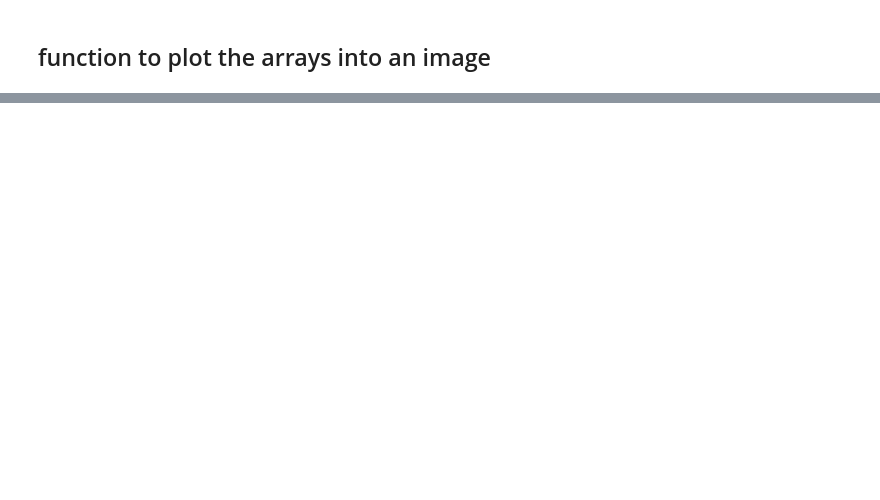
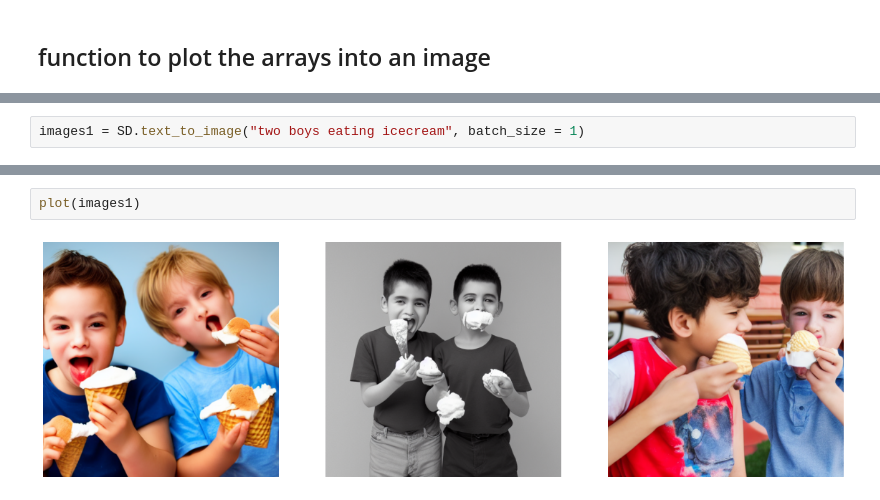
Before and after one commit to rishidwd29/Text_To_Image_Stable_Diffusion, a Jupyter notebook: TextToImage_stable_diffusion.ipynb, the cells around one changed output, grey strips where cells are left out. Drawn from its saved outputs; the diff is of its cells as text; blank space fills up the shorter version.

```diff
--- a/TextToImage_stable_diffusion.ipynb
+++ b/TextToImage_stable_diffusion.ipynb
@@ -40,0 +77,2 @@ plot(images)
+# %%
+images1 = SD.text_to_image("two boys eating icecream", batch_size = 1)
@@ -40,0 +81,4 @@ plot(images)
+# %%
+plot(images1)
+# %% [output]
+[figure, added]
```
Also changed, not shown: parts of 10 cells of this notebook.
